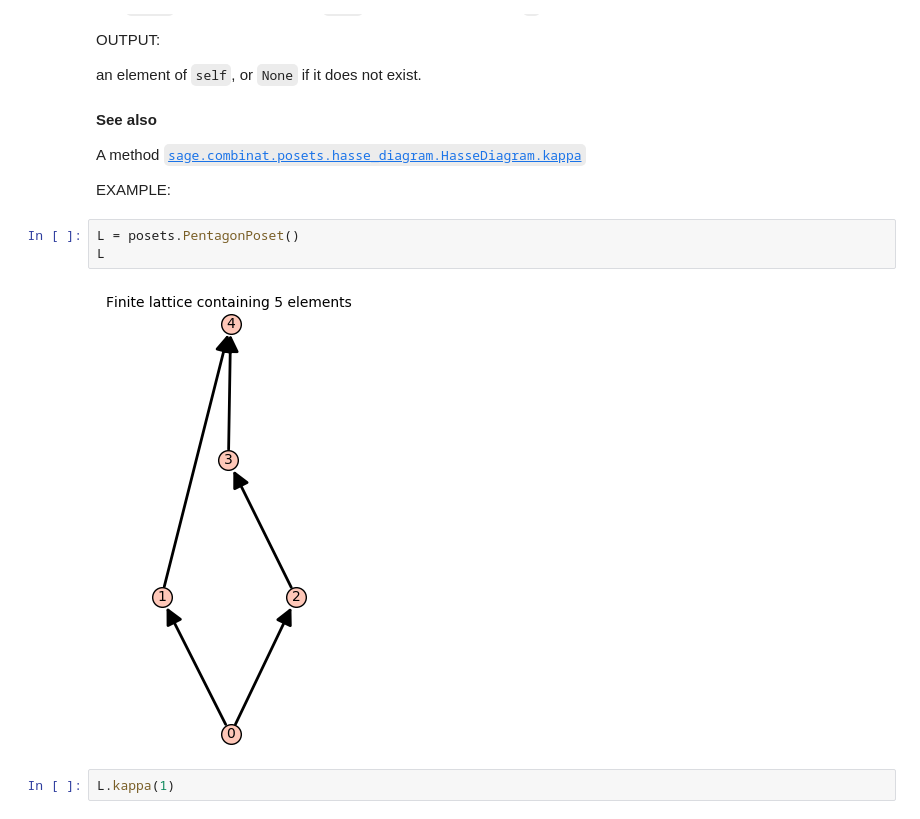
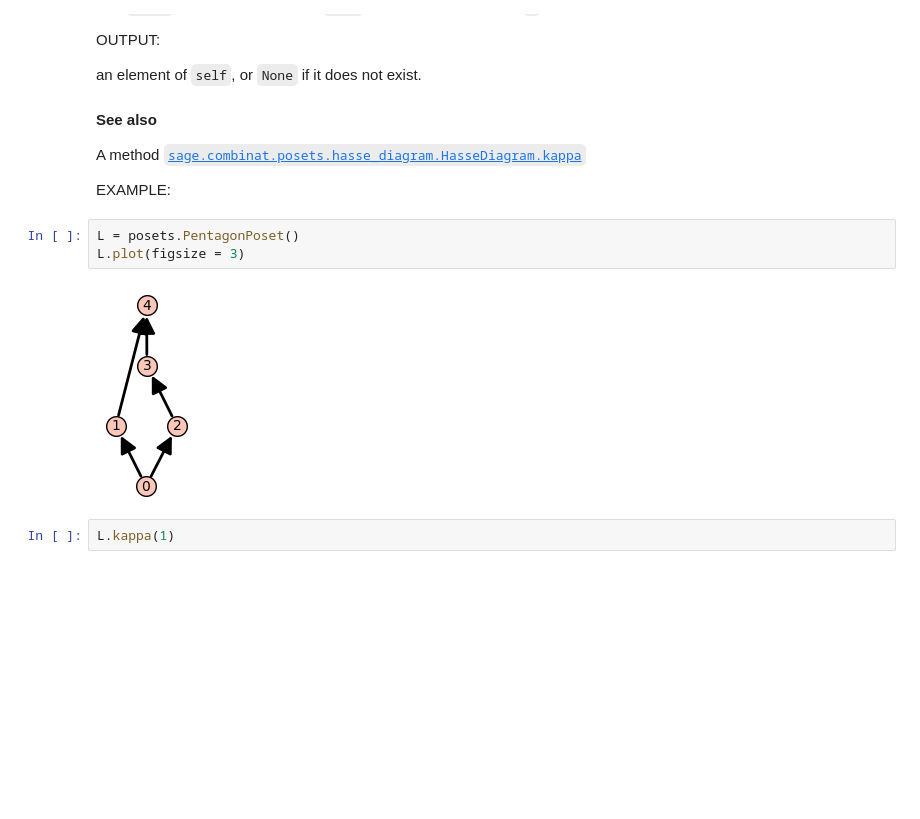
Before and after one commit to haruhisa-enomoto/kappa-map-for-lattices, a Jupyter notebook: Manual.ipynb, the cells around one changed output. Drawn from its saved outputs; the diff is of its cells as text; blank space fills up the shorter version.

```diff
--- a/Manual.ipynb
+++ b/Manual.ipynb
@@ -61,9 +61,9 @@ A method [`sage.combinat.posets.hasse_diagram.HasseDiagram.kappa`](https://doc.s
 EXAMPLE:
 # %%
 L = posets.PentagonPoset()
-L
+L.plot(figsize = 3)
 # %% [output]
-[figure, old version]
+[figure, new version]
 # %%
 L.kappa(1)
 # %% [output]
```
Also changed, not shown: parts of 2 cells of this notebook, 3 other files.
